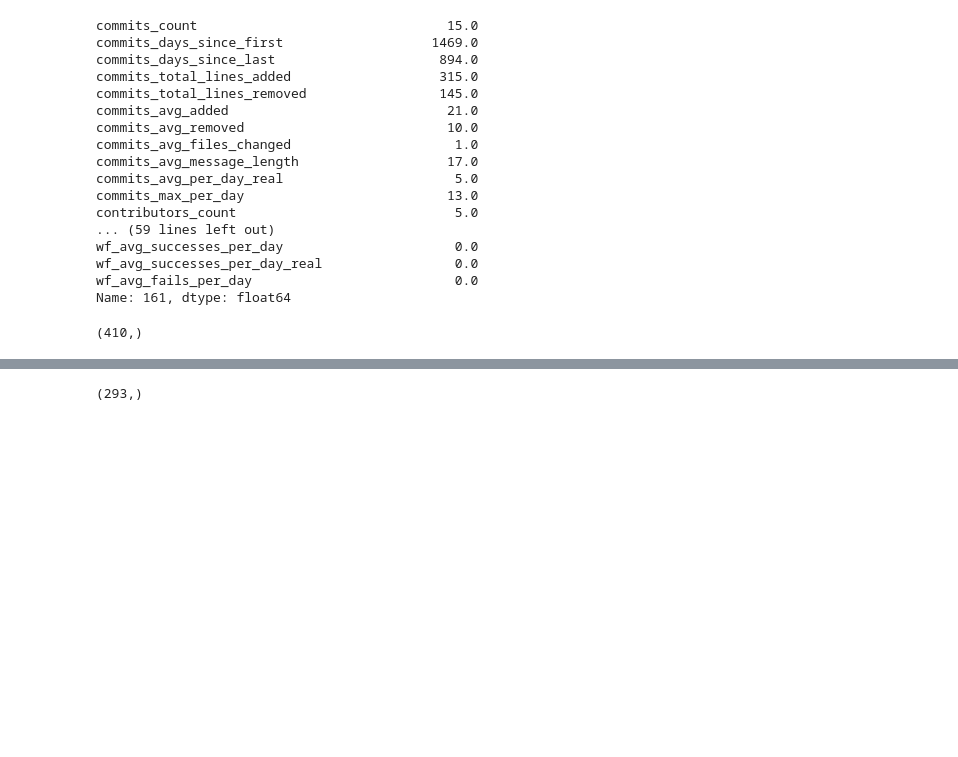
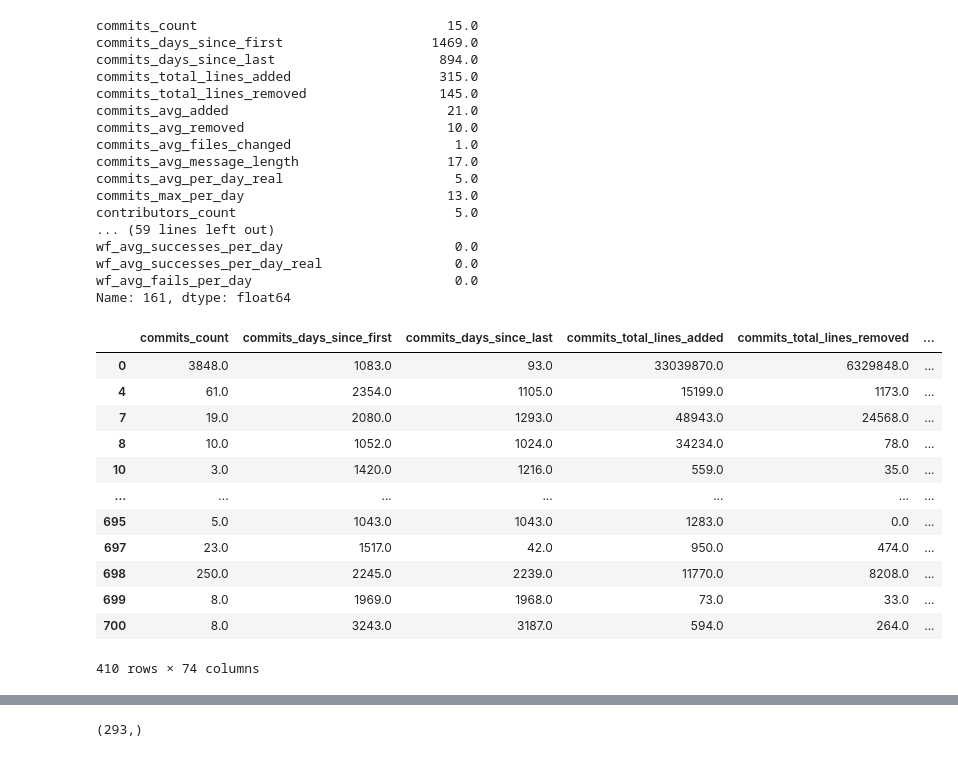
Before and after one commit to Eponeshnikov/ASMetrics, a Jupyter notebook: main.ipynb, the cells around one changed output, grey strips where cells are left out. Drawn from its saved outputs; the diff is of its cells as text; code cells hidden in the pictures; blank space fills up the shorter version.

```diff
--- a/main.ipynb
+++ b/main.ipynb
@@ -361,6 +373,18 @@ wf_avg_successes_per_day_real                 0.0
 wf_avg_fails_per_day                          0.0
 Name: 161, dtype: float64
 # %%
-np.where(kmeans.labels_ == 0)[0].shape
+df.iloc[np.where(kmeans.labels_ == 0)[0]]
 # %% [output]
+|  | commits_count | commits_days_since_first | commits_days_since_last | commits_total_lines_added | commits_total_lines_removed | ... |
+| 0 | 3848.0 | 1083.0 | 93.0 | 33039870.0 | 6329848.0 | ... |
+| 4 | 61.0 | 2354.0 | 1105.0 | 15199.0 | 1173.0 | ... |
+| 7 | 19.0 | 2080.0 | 1293.0 | 48943.0 | 24568.0 | ... |
+| 8 | 10.0 | 1052.0 | 1024.0 | 34234.0 | 78.0 | ... |
+| 10 | 3.0 | 1420.0 | 1216.0 | 559.0 | 35.0 | ... |
+| ... | ... | ... | ... | ... | ... | ... |
+| 695 | 5.0 | 1043.0 | 1043.0 | 1283.0 | 0.0 | ... |
+| 697 | 23.0 | 1517.0 | 42.0 | 950.0 | 474.0 | ... |
+| 698 | 250.0 | 2245.0 | 2239.0 | 11770.0 | 8208.0 | ... |
+| 699 | 8.0 | 1969.0 | 1968.0 | 73.0 | 33.0 | ... |
+| 700 | 8.0 | 3243.0 | 3187.0 | 594.0 | 264.0 | ... |
-(410,)
+410 rows × 74 columns
```
Also changed, not shown: parts of 25 cells of this notebook.
